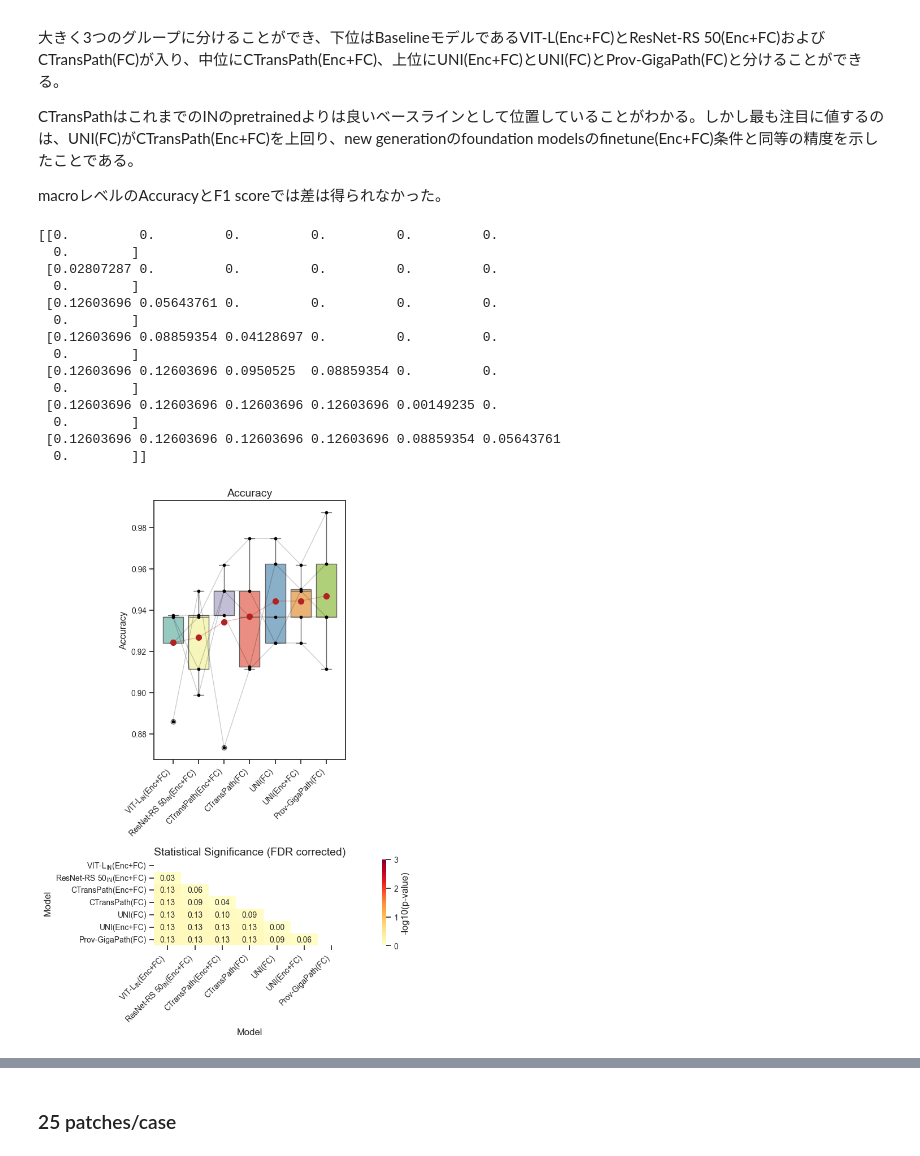
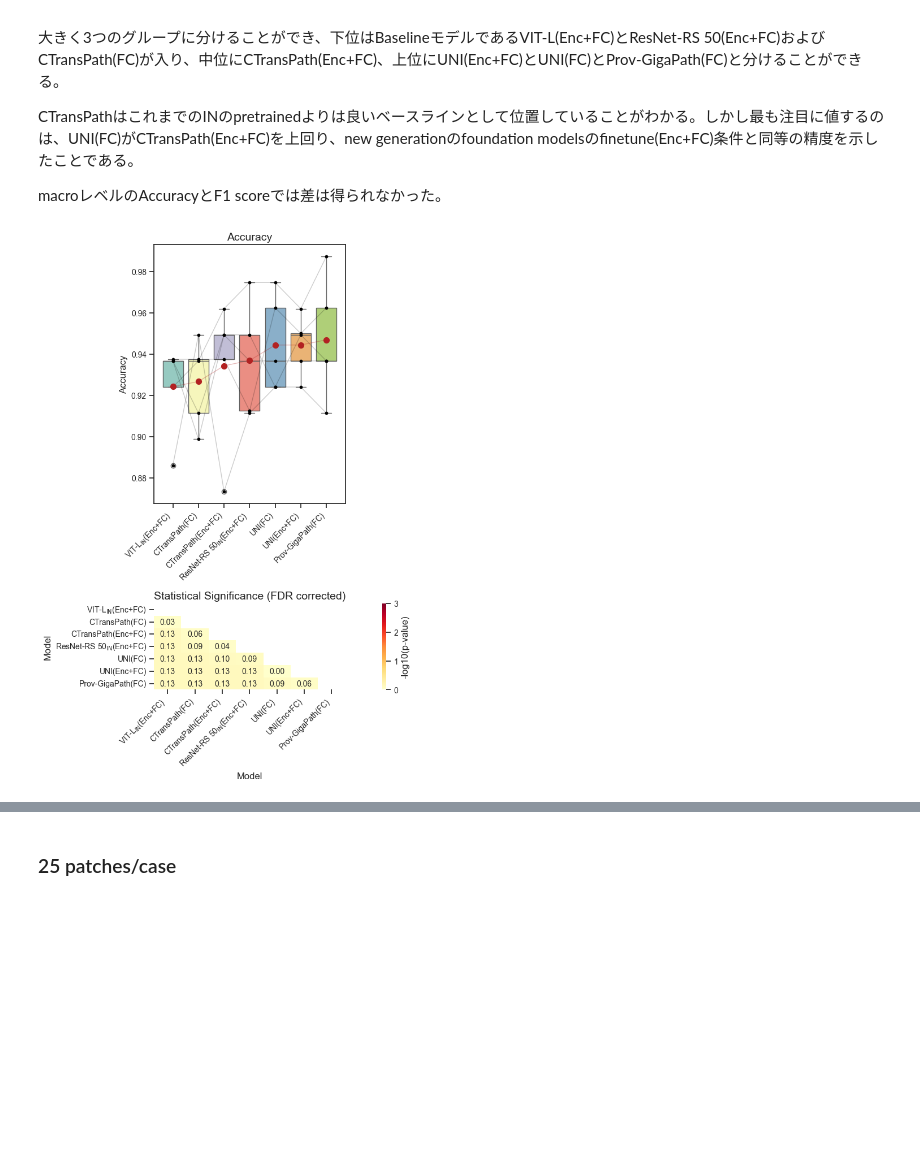
Before and after one commit to endaaman/bt, a Jupyter notebook: fig.ipynb, the cells around one changed output, grey strips where cells are left out. Cells and saved outputs as stored; diff of their text form; code cells hidden in the pictures; blank space fills up the shorter version.

```diff
--- a/fig.ipynb
+++ b/fig.ipynb
@@ -275,8 +275,8 @@ labels = [
     'Prov-GigaPath(FC)',
     'CTransPath(Enc+FC)',
     'CTransPath(FC)',
-    'ResNet-RS 50(Enc+FC)',
-    'VIT-L(Enc+FC)',
+    r'VIT-L$\mathrm{_{IN}}$(Enc+FC)',
+    r'ResNet-RS 50$\mathrm{_{IN}}$(Enc+FC)',
 ]
 
 with pd.ExcelWriter('out/figs/table2_org.xlsx') as w:
@@ -439,23 +413,9 @@ CTransPathはこれまでのINのpretrainedよりは良いベースラインと
 
 macroレベルのAccuracyとF1 scoreでは差は得られなかった。
 # %%
-paired_box_by_target('Accuracy', conds, labels, title='Comparison for 100patchs/case')
-plt.savefig("out/figs/fig3_acc.png", format="png", dpi=300)
+paired_box(df_100, 'Accuracy', verbose=False)
+plt.savefig("out/figs/fig3_100_acc.png", format="png", dpi=300)
 plt.show()
 # %% [output]
-[[0.         0.         0.         0.         0.         0.
-  0.        ]
- [0.02807287 0.         0.         0.         0.         0.
-  0.        ]
- [0.12603696 0.05643761 0.         0.         0.         0.
-  0.        ]
- [0.12603696 0.08859354 0.04128697 0.         0.         0.
-  0.        ]
- [0.12603696 0.12603696 0.0950525  0.08859354 0.         0.
-  0.        ]
- [0.12603696 0.12603696 0.12603696 0.12603696 0.00149235 0.
-  0.        ]
- [0.12603696 0.12603696 0.12603696 0.12603696 0.08859354 0.05643761
-  0.        ]]
-[figure, old version]
+[figure, new version]
 # %%
```
Also changed, not shown: parts of 11 cells of this notebook.
